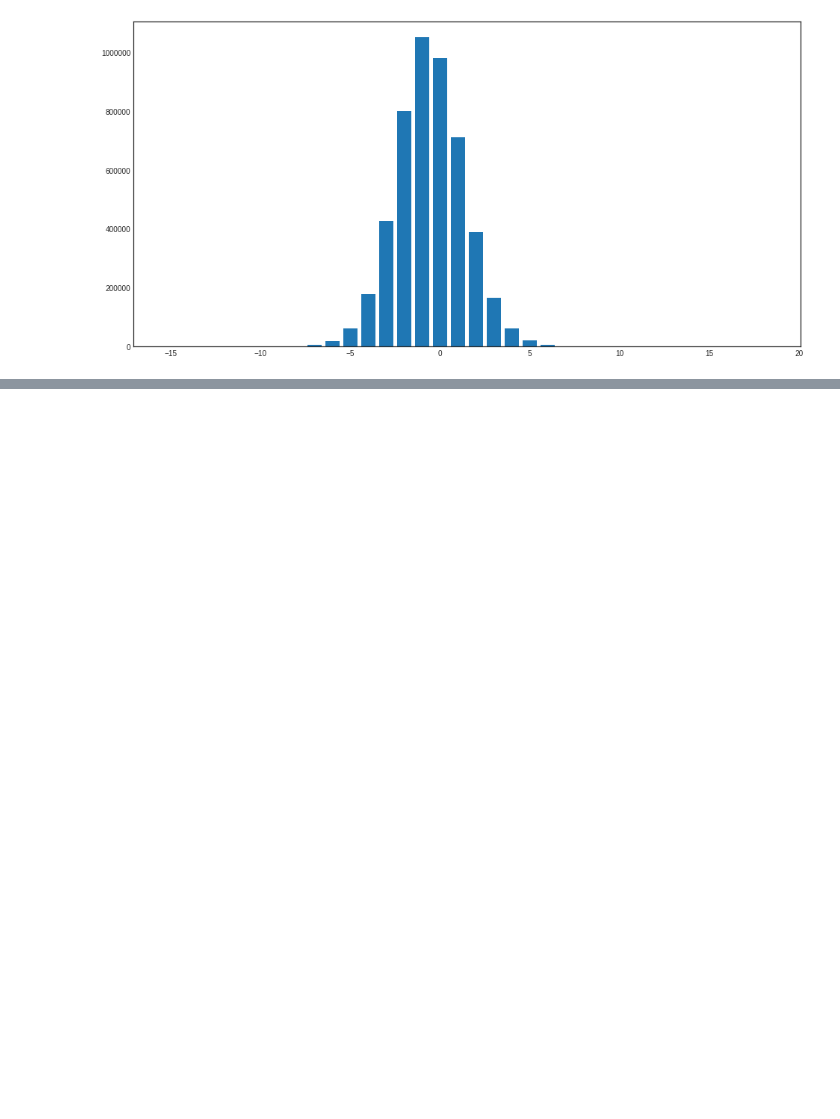
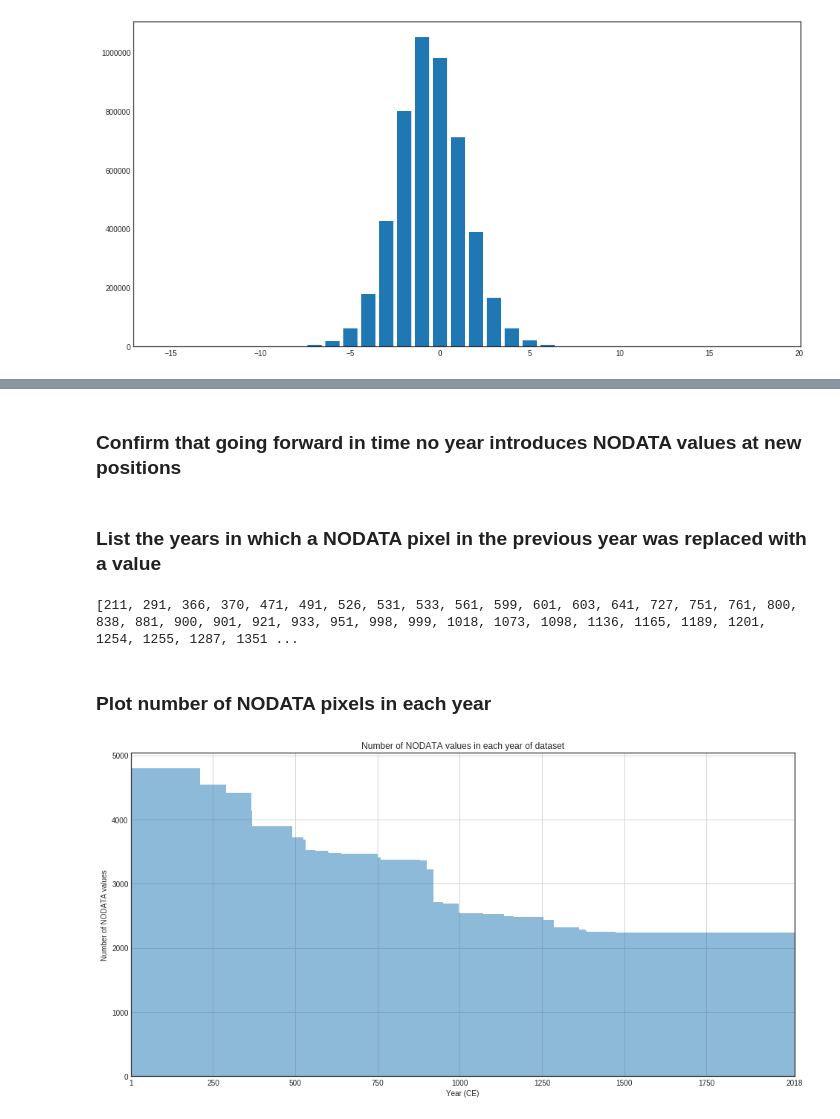
Before and after one commit to openskope/skope-notebooks, a Jupyter notebook: download_lbda_v2_dataset_from_noaa.ipynb, the cells around one changed output, grey strips where cells are left out. Saved outputs shown, nothing was run; the diff lists cells and outputs as text; code cells hidden in the pictures; blank space fills up the shorter version.

```diff
--- a/download_lbda_v2_dataset_from_noaa.ipynb
+++ b/download_lbda_v2_dataset_from_noaa.ipynb
@@ -346,0 +352,7 @@ plt.bar(x=bins['gte'], height=bins['count'])
+# %%
+missing_data_by_year = [ np.count_nonzero(full_dataset_mask[year-1])
+                            for year in range(1,2019) ]
+#missing_data_by_year_df = pd.DataFrame({'year': range(1,2019), 'NODATA pixels': missing_data_by_year})
+#HTML(missing_data_by_year_df.to_html(index=False))
+# %% [markdown]
+### Confirm that going forward in time no year introduces NODATA values at new positions
@@ -347 +371,21 @@ plt.bar(x=bins['gte'], height=bins['count'])
+# %% [markdown]
+### List the years in which a NODATA pixel in the previous year  was replaced with a value
+# %%
+print(nodata_loss_years)
+# %% [output]
+[211, 291, 366, 370, 471, 491, 526, 531, 533, 561, 599, 601, 603, 641, 727, 751, 761, 800, 838, 881, 900, 901, 921, 933, 951, 998, 999, 1018, 1073, 1098, 1136, 1165, 1189, 1201, 1254, 1255, 1287, 1351 ...
+# %% [markdown]
+### Plot number of NODATA pixels in each year
+# %%
+fig = plt.figure(figsize=(16,8))
+ax = fig.add_subplot(1,1,1)
+ax.set_title("Number of NODATA values in each year of dataset")
+ax.set_xlabel('Year (CE)')
+ax.set_ylabel("Number of NODATA values")
+ax.set_xlim(1,2018)
+ax.set_xticks([1] + list(plt.xticks()[0][1:-2]) + [2018])
+ax.grid(True)
+ax.bar(x=range(1,2019), height=missing_data_by_year, width=1, alpha=0.5);
+# %% [output]
+[figure, added]
 # %% [markdown]
```
Also changed, not shown: parts of 8 cells of this notebook.
